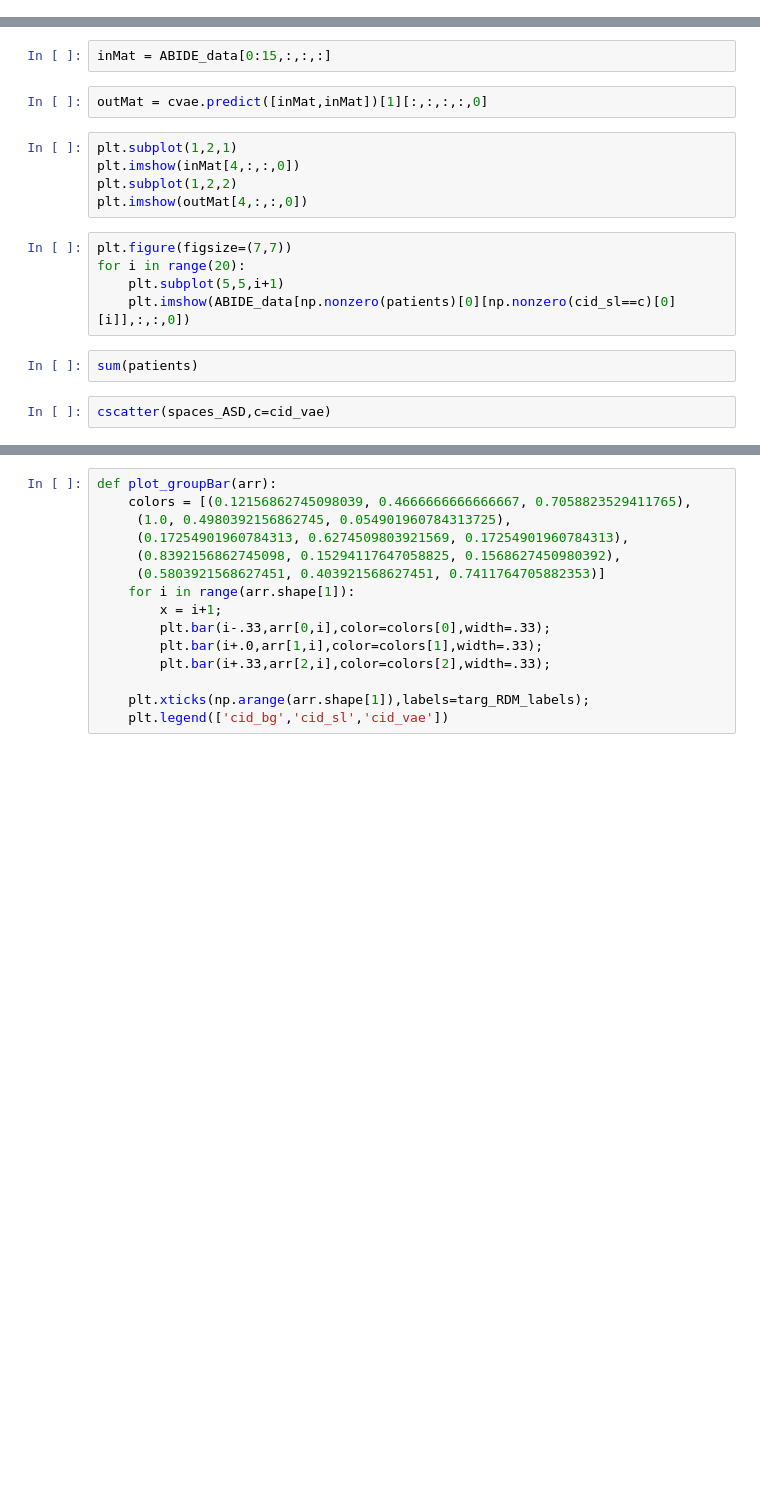
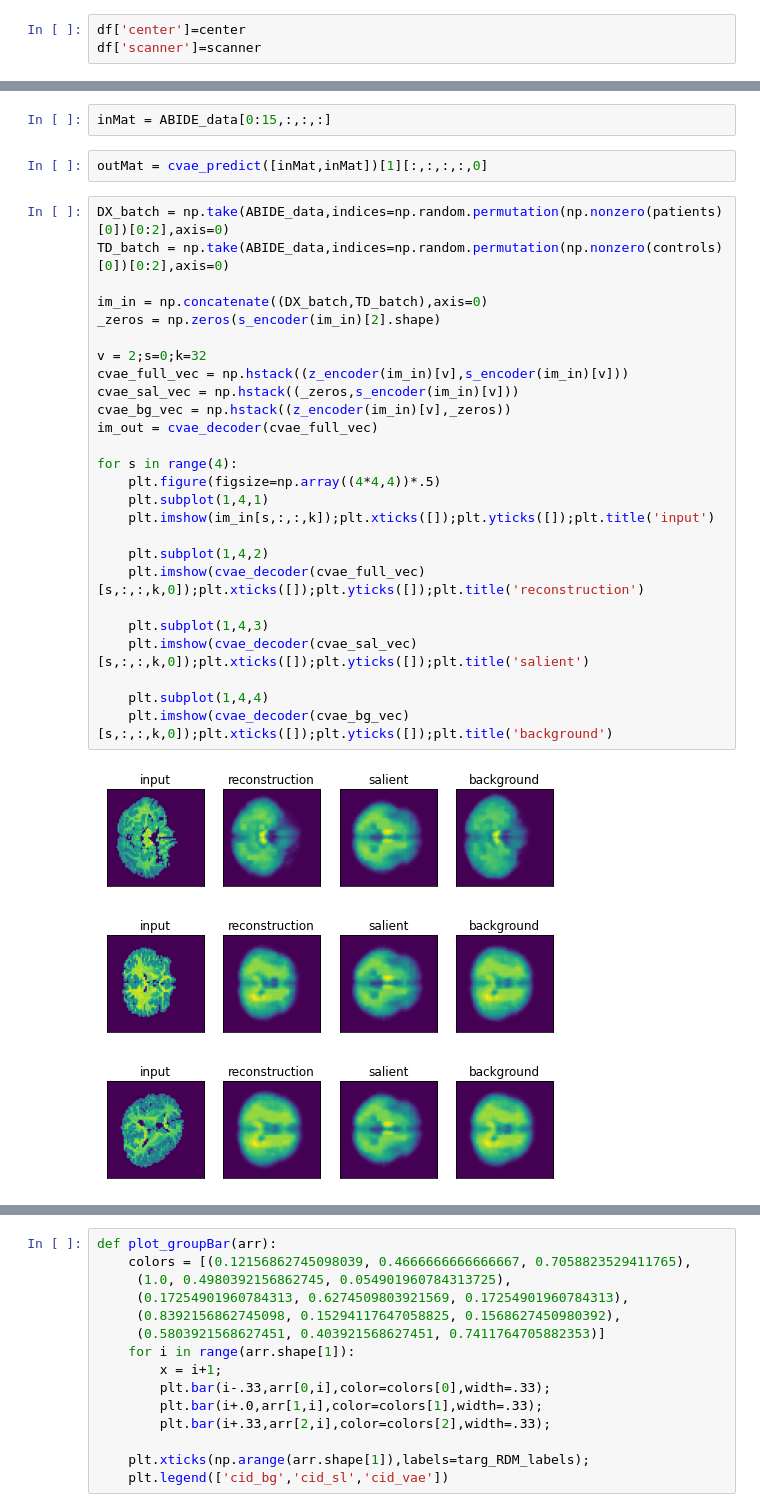
Before and after one commit to Aglinskas/BC-MRI-AE, a Jupyter notebook: Colab Notebooks/results-cVAE-32-dimensions-andromeda.ipynb, the cells around one changed output, grey strips where cells are left out. Drawn from its saved outputs; the diff is of its cells as text; blank space fills up the shorter version.

```diff
--- a/Colab Notebooks/results-cVAE-32-dimensions-andromeda.ipynb
+++ b/Colab Notebooks/results-cVAE-32-dimensions-andromeda.ipynb
@@ -78,3 +103,6 @@ df.head(5)
+# %%
+df['center']=center
+df['scanner']=scanner
 # %%
 TD_subs = ABIDE_data[np.array(df['Subject Type']=='CONTROL'),:,:,:]
 DX_subs = ABIDE_data[np.array(df['Subject Type']=='PATIENT'),:,:,:]
@@ -396,18 +462,34 @@ cscatter(spaces_ASD,c=cid_sl)
 # %%
 inMat = ABIDE_data[0:15,:,:,:]
 # %%
-outMat = cvae.predict([inMat,inMat])[1][:,:,:,:,0]
+outMat = cvae_predict([inMat,inMat])[1][:,:,:,:,0]
-# %%
-plt.subplot(1,2,1)
-plt.imshow(inMat[4,:,:,0])
-plt.subplot(1,2,2)
-plt.imshow(outMat[4,:,:,0])
-# %%
-plt.figure(figsize=(7,7))
-for i in range(20):
-    plt.subplot(5,5,i+1)
-    plt.imshow(ABIDE_data[np.nonzero(patients)[0][np.nonzero(cid_sl==c)[0][i]],:,:,0])
-# %%
-sum(patients)
-# %%
-cscatter(spaces_ASD,c=cid_vae)
+# %%
+DX_batch = np.take(ABIDE_data,indices=np.random.permutation(np.nonzero(patients)[0])[0:2],axis=0)
+TD_batch = np.take(ABIDE_data,indices=np.random.permutation(np.nonzero(controls)[0])[0:2],axis=0)
+
+im_in = np.concatenate((DX_batch,TD_batch),axis=0)
+_zeros = np.zeros(s_encoder(im_in)[2].shape)
+
+v = 2;s=0;k=32
+cvae_full_vec = np.hstack((z_encoder(im_in)[v],s_encoder(im_in)[v]))
+cvae_sal_vec = np.hstack((_zeros,s_encoder(im_in)[v]))
+cvae_bg_vec = np.hstack((z_encoder(im_in)[v],_zeros))
+im_out = cvae_decoder(cvae_full_vec)
+
+for s in range(4):
+    plt.figure(figsize=np.array((4*4,4))*.5)
+    plt.subplot(1,4,1)
+    plt.imshow(im_in[s,:,:,k]);plt.xticks([]);plt.yticks([]);plt.title('input')
+
+    plt.subplot(1,4,2)
+    plt.imshow(cvae_decoder(cvae_full_vec)[s,:,:,k,0]);plt.xticks([]);plt.yticks([]);plt.title('reconstruction')
+
+    plt.subplot(1,4,3)
+    plt.imshow(cvae_decoder(cvae_sal_vec)[s,:,:,k,0]);plt.xticks([]);plt.yticks([]);plt.title('salient')
+
+    plt.subplot(1,4,4)
+    plt.imshow(cvae_decoder(cvae_bg_vec)[s,:,:,k,0]);plt.xticks([]);plt.yticks([]);plt.title('background')
+# %% [output]
+[figure, added]
+[figure, added]
+[figure, added]
```
Also changed, not shown: parts of 73 cells of this notebook, 8 other files.
